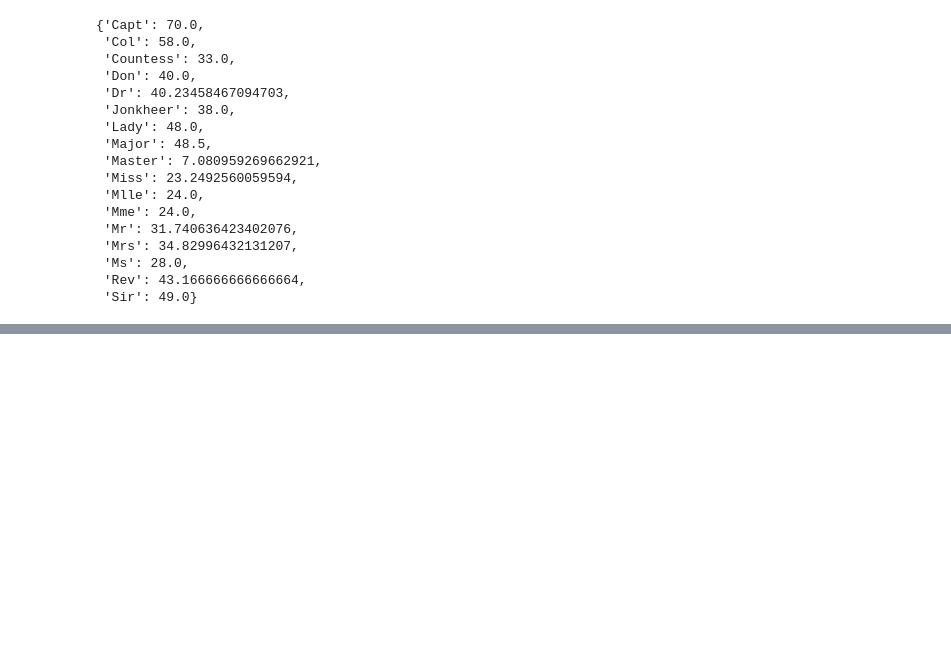
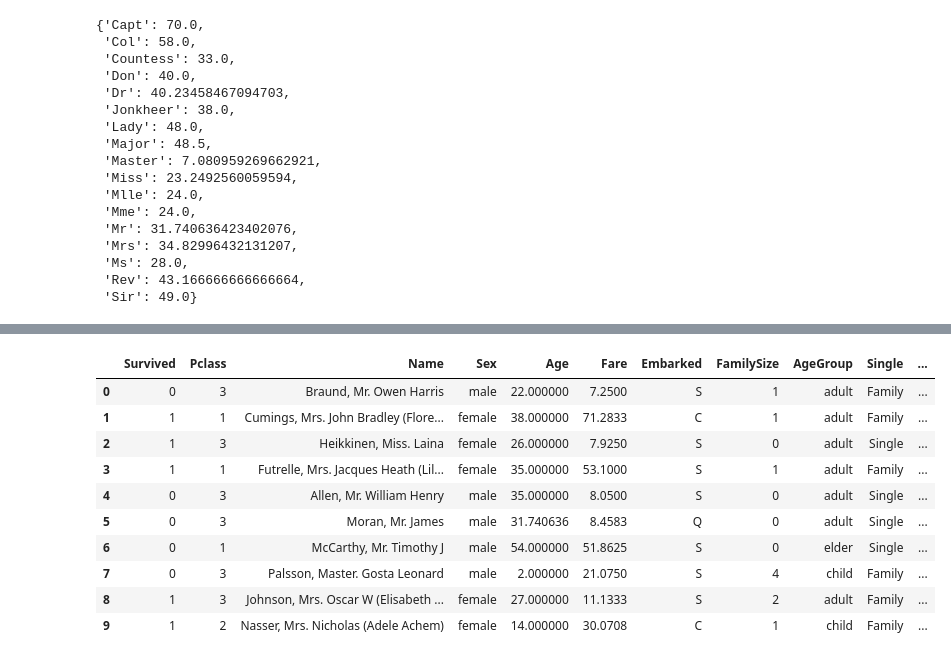
Before and after one commit to shared-repo/green-data-analysis, a Jupyter notebook: workspace/data-analysis-basic/eda-package-09.ipynb, the cells around one changed output, grey strips where cells are left out. Cells and saved outputs as stored; diff of their text form; code cells hidden in the pictures; blank space fills up the shorter version.

```diff
--- a/workspace/data-analysis-basic/eda-package-09.ipynb
+++ b/workspace/data-analysis-basic/eda-package-09.ipynb
@@ -6,6 +6,7 @@ import matplotlib.pyplot as plt
 # %%
 # 데이터 읽기
 titanic_data = pd.read_csv("data-files/titanic-train.csv", encoding="utf-8")
+original_titanic_data = titanic_data.copy()
 # %%
 # 요약 정보 보기
 titanic_data.info()
@@ -390,0 +393,26 @@ Name: Title, Length: 889, dtype: object
+# %%
+# 처음에 Age가 nan이었던 행 찾기
+na_indexer = original_titanic_data["Age"].isna()
+original_titanic_data[na_indexer] # Age가 na인 행 뽑기
+age_na_index = original_titanic_data[na_indexer].index # age가 na인 행 번호 뽑기
+
+# Age가 na인 곳에 title에 해당하는 평균 나이 저장
+titanic_data.loc[age_na_index, "Age"] = titanic_data.loc[age_na_index, "Title"].map(age_means_dict)
+# %%
+titanic_data["Imputed"] = 0
+
+titanic_data.loc[age_na_index, "Imputed"] = 1
+
+titanic_data.head(10)
+# %% [output]
+|  | Survived | Pclass | Name | Sex | Age | Fare | Embarked | FamilySize | AgeGroup | Single | ... |
+| 0 | 0 | 3 | Braund, Mr. Owen Harris | male | 22.000000 | 7.2500 | S | 1 | adult | Family | ... |
+| 1 | 1 | 1 | Cumings, Mrs. John Bradley (Flore... | female | 38.000000 | 71.2833 | C | 1 | adult | Family | ... |
+| 2 | 1 | 3 | Heikkinen, Miss. Laina | female | 26.000000 | 7.9250 | S | 0 | adult | Single | ... |
+| 3 | 1 | 1 | Futrelle, Mrs. Jacques Heath (Lil... | female | 35.000000 | 53.1000 | S | 1 | adult | Family | ... |
+| 4 | 0 | 3 | Allen, Mr. William Henry | male | 35.000000 | 8.0500 | S | 0 | adult | Single | ... |
+| 5 | 0 | 3 | Moran, Mr. James | male | 31.740636 | 8.4583 | Q | 0 | adult | Single | ... |
+| 6 | 0 | 1 | McCarthy, Mr. Timothy J | male | 54.000000 | 51.8625 | S | 0 | elder | Single | ... |
+| 7 | 0 | 3 | Palsson, Master. Gosta Leonard | male | 2.000000 | 21.0750 | S | 4 | child | Family | ... |
+| 8 | 1 | 3 | Johnson, Mrs. Oscar W (Elisabeth ... | female | 27.000000 | 11.1333 | S | 2 | adult | Family | ... |
+| 9 | 1 | 2 | Nasser, Mrs. Nicholas (Adele Achem) | female | 14.000000 | 30.0708 | C | 1 | child | Family | ... |
```
Also changed, not shown: parts of 2 cells of this notebook.
